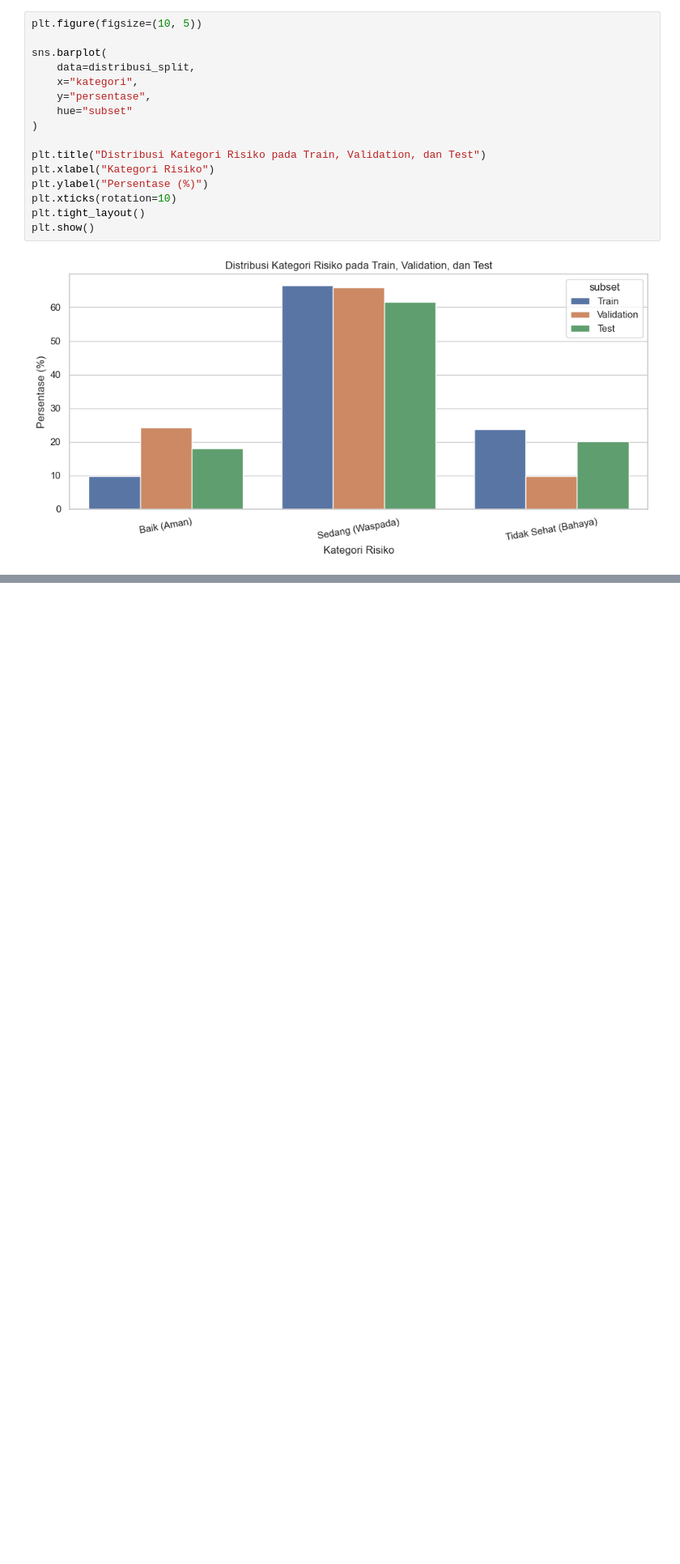
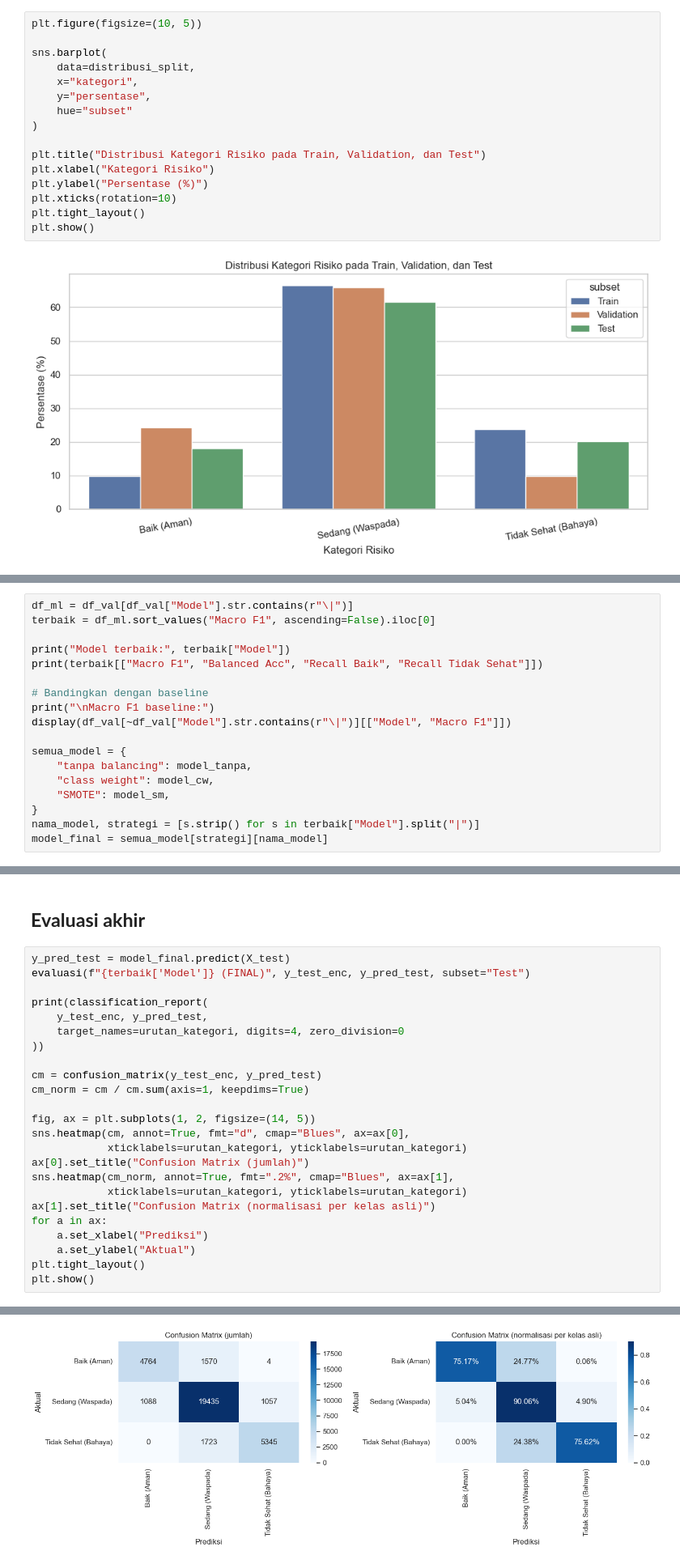
Before and after one commit to naufalhilmidh/AirGuard-SDGs, a Jupyter notebook: notebooks/04_modeling/KLASIFIKASI.ipynb, the cells around one changed output, grey strips where cells are left out. Shown at 81% size. Saved outputs shown, nothing was run; the diff lists cells and outputs as text; blank space fills up the shorter version.

```diff
--- a/notebooks/04_modeling/KLASIFIKASI.ipynb
+++ b/notebooks/04_modeling/KLASIFIKASI.ipynb
@@ -526,0 +742,18 @@ plt.show()
+# %%
+df_ml = df_val[df_val["Model"].str.contains(r"\|")]
+terbaik = df_ml.sort_values("Macro F1", ascending=False).iloc[0]
+
+print("Model terbaik:", terbaik["Model"])
+print(terbaik[["Macro F1", "Balanced Acc", "Recall Baik", "Recall Tidak Sehat"]])
+
+# Bandingkan dengan baseline
+print("\nMacro F1 baseline:")
+display(df_val[~df_val["Model"].str.contains(r"\|")][["Model", "Macro F1"]])
+
+semua_model = {
+    "tanpa balancing": model_tanpa,
+    "class weight": model_cw,
+    "SMOTE": model_sm,
+}
+nama_model, strategi = [s.strip() for s in terbaik["Model"].split("|")]
+model_final = semua_model[strategi][nama_model]
@@ -526,0 +772,27 @@ plt.show()
+# %% [markdown]
+## **Evaluasi akhir**
+# %%
+y_pred_test = model_final.predict(X_test)
+evaluasi(f"{terbaik['Model']} (FINAL)", y_test_enc, y_pred_test, subset="Test")
+
+print(classification_report(
+    y_test_enc, y_pred_test,
+    target_names=urutan_kategori, digits=4, zero_division=0
+))
+
+cm = confusion_matrix(y_test_enc, y_pred_test)
+cm_norm = cm / cm.sum(axis=1, keepdims=True)
+
+fig, ax = plt.subplots(1, 2, figsize=(14, 5))
+sns.heatmap(cm, annot=True, fmt="d", cmap="Blues", ax=ax[0],
+            xticklabels=urutan_kategori, yticklabels=urutan_kategori)
+ax[0].set_title("Confusion Matrix (jumlah)")
+sns.heatmap(cm_norm, annot=True, fmt=".2%", cmap="Blues", ax=ax[1],
+            xticklabels=urutan_kategori, yticklabels=urutan_kategori)
+ax[1].set_title("Confusion Matrix (normalisasi per kelas asli)")
+for a in ax:
+    a.set_xlabel("Prediksi")
+    a.set_ylabel("Aktual")
+plt.tight_layout()
+plt.show()
+# %% [output]
@@ -526,0 +808 @@ plt.show()
+[figure, added]
```
Also changed, not shown: parts of 24 cells of this notebook.
